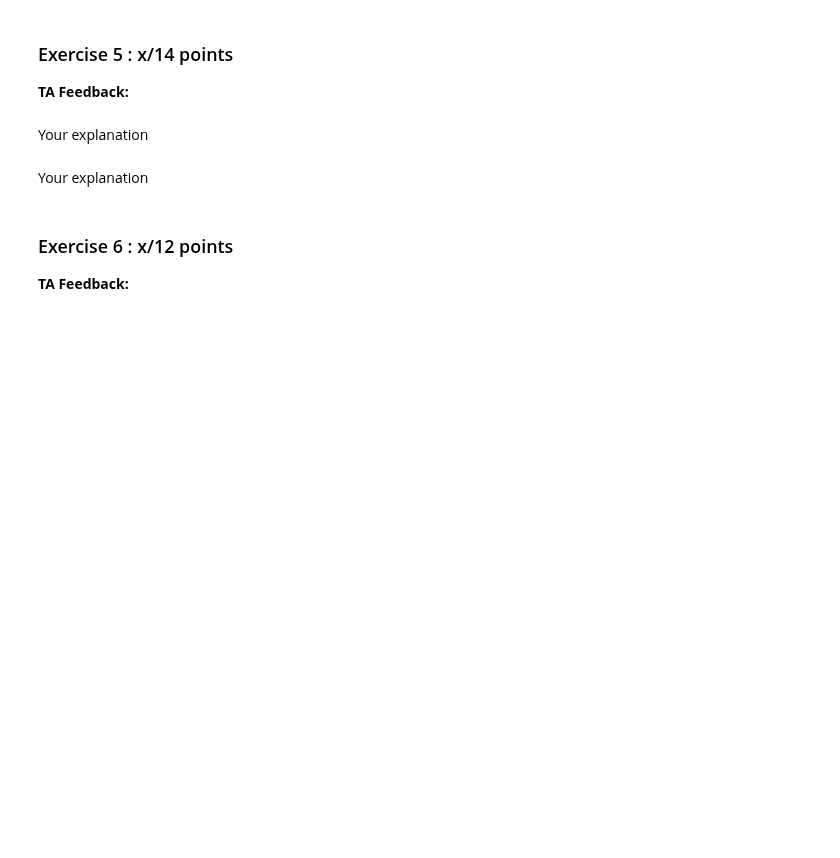
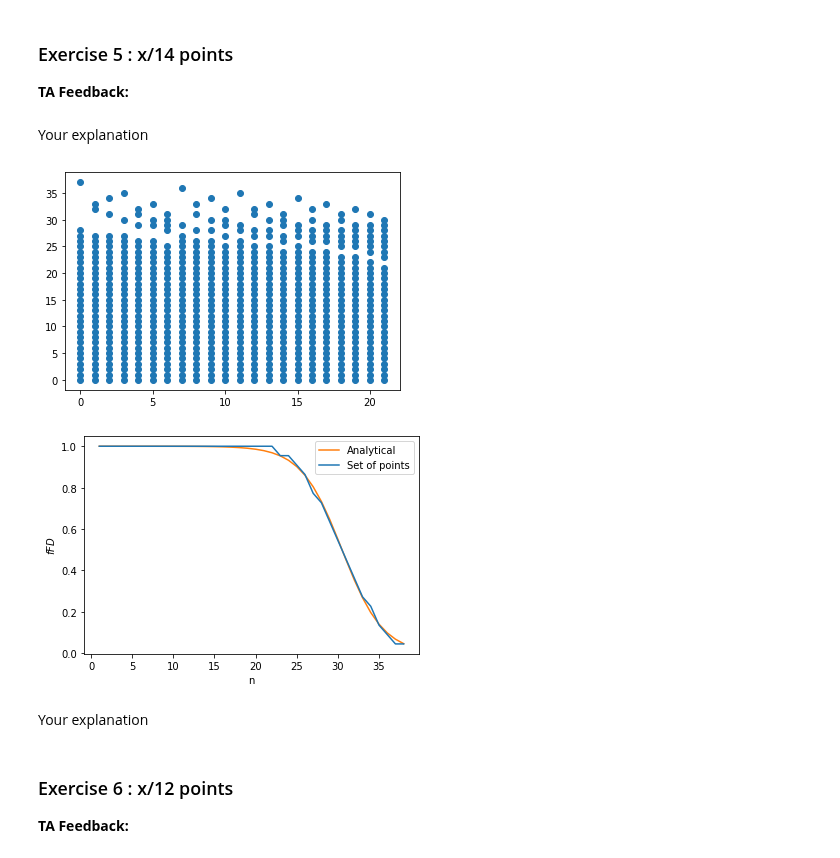
Before and after one commit to tmtenbrink/statfys, a Jupyter notebook: sf4.ipynb, the cells around one changed output. Cells and saved outputs as stored; diff of their text form; code cells hidden in the pictures; blank space fills up the shorter version.

```diff
--- a/sf4.ipynb
+++ b/sf4.ipynb
@@ -98,33 +129,53 @@ def accel_asc(n, part_num):
     while k != 0:
         x = a[k - 1] + 1
         k -= 1
         while (2 * x <= y) and (k<part_num-1):
             a[k] = x
             y -= x
             k += 1
         l = k + 1
         while (x <= y) and (k<part_num-1):
             a[k] = x
             a[l] = y
             yield a[:k + 2]
             x += 1
             y -= 1
         a[k] = x + y
         y = x + y - 1
         yield a[:k + 1]
 
 def calc_fermi(N, E):
     p = np.zeros((1,N))
     part_cnt = 0
     for m in accel_asc(E, N):
         p[part_cnt,:len(m)] = list(reversed(m))
         part_cnt = part_cnt + 1
         p = np.vstack((p, np.zeros(N, dtype=int)))
     p = p[:part_cnt,:]
     x_scatter = np.repeat(np.arange(0,part_cnt),N)
     p_flat = np.reshape(p[:part_cnt,:],(1,p.size))
     y_scatter = np.tile(np.arange(0,N),part_cnt) +p_flat[0,::-1]
     return x_scatter.astype(float), y_scatter, part_cnt
+
+x_scatter, y_scatter, part_num = calc_fermi(30, 8)
+plt.scatter(x_scatter, y_scatter, marker = 'o')
+plt.show()
+
+y_arr = np.bincount(y_scatter.astype(int))/part_num
+x_arr = np.arange(1, len(y_arr)+1)
+beta, mu = analyze_fermi_dirac(x_arr, y_arr)
+
+x = np.arange(1, 17)
+plt.errorbar(x_arr, y_arr, label='Set of points')
+y_fermi_dirac = fermi_dirac(x_arr, beta, mu)
+plt.plot(x_arr, fermi_dirac(x_arr, beta, mu), label='Analytical')
+plt.xlabel('n')
+plt.ylabel('$f{FD}$')
+plt.legend()
+plt.show()
+# %% [output]
+[figure, added]
+[figure, added]
 # %% [markdown]
 Your explanation
 # %% [markdown]
```
Also changed, not shown: parts of 4 cells of this notebook.
